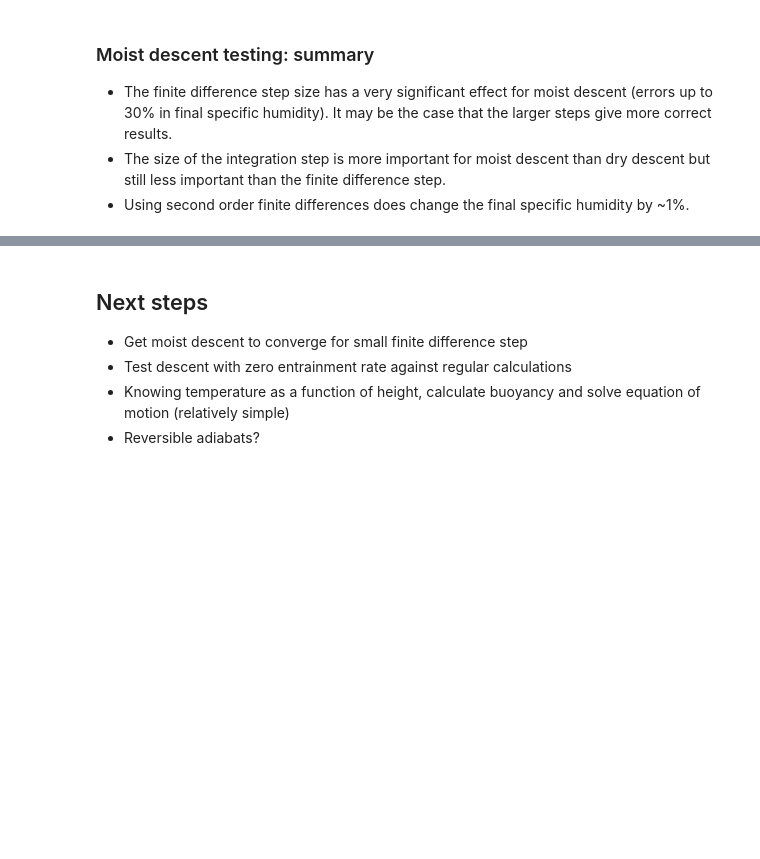
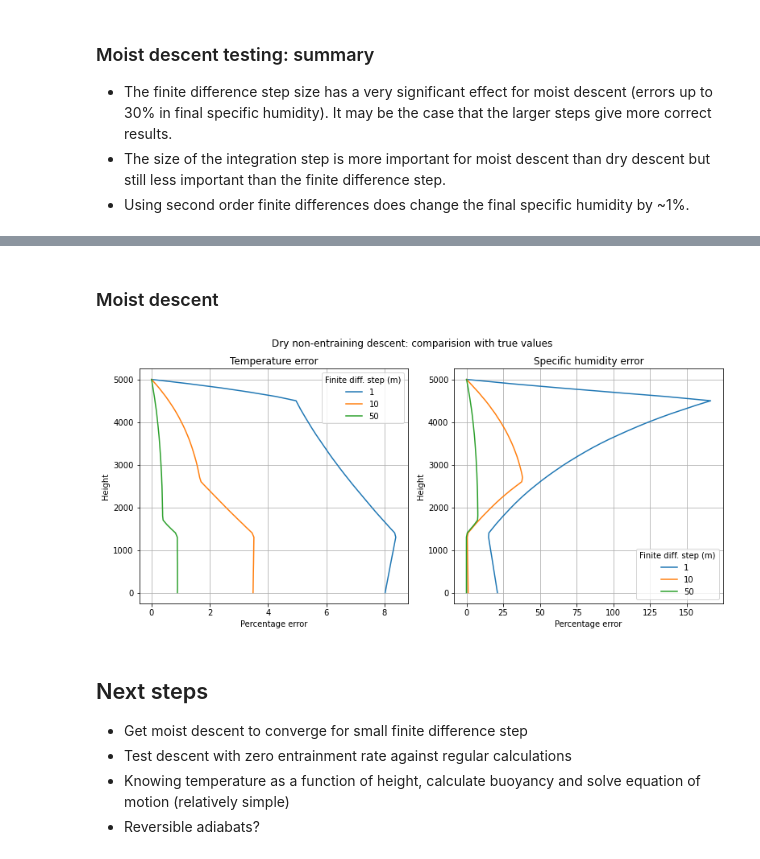
Before and after one commit to tschanzer/taste-of-research-21T3, a Jupyter notebook: notebooks/20210929_entrainment/20210929_entrainment.ipynb, the cells around one changed output, grey strips where cells are left out. Saved outputs shown, nothing was run; the diff lists cells and outputs as text; code cells hidden in the pictures; blank space fills up the shorter version.

```diff
--- a/notebooks/20210929_entrainment/20210929_entrainment.ipynb
+++ b/notebooks/20210929_entrainment/20210929_entrainment.ipynb
@@ -823,3 +879,54 @@ plt.show()
+# %% [markdown]
+### Moist descent
+# %%
+# expected values
+result = [
+    descend(p, t_initial, q_initial, 5e-3, pressure[0], improve=2)
+    for p in pressure]
+t_true = concatenate([x[0] for x in result])
+q_true = concatenate([x[1] for x in result])
+l_true = concatenate([x[2] for x in result])
+# %%
+# entrainment values
+t_entr1, q_entr1, l_entr1 = entrainment_profile(
+    height, t_initial, q_initial, 5e-3, 0/units.km, max_step=100,
+    dz=1*units.meter)
+t_entr10, q_entr10, l_entr10 = entrainment_profile(
+    height, t_initial, q_initial, 5e-3, 0/units.km, max_step=100,
+    dz=10*units.meter)
+t_entr50, q_entr50, l_entr50 = entrainment_profile(
+    height, t_initial, q_initial, 5e-3, 0/units.km, max_step=100,
+    dz=50*units.meter)
+# %%
+fig = plt.figure(figsize=(11,5))
+ax = fig.add_subplot(121)
+ax.plot((t_entr1 - t_true)/t_true*100, height, label='1')
+ax.plot((t_entr10 - t_true)/t_true*100, height, label='10')
+ax.plot((t_entr50 - t_true)/t_true*100, height, label='50')
+ax.set(
+    xlabel='Percentage error',
+    ylabel='Height',
+    title='Temperature error')
+ax.grid()
+lgd = ax.legend()
+lgd.set_title('Finite diff. step (m)')
+ax = fig.add_subplot(122)
+ax.plot((q_entr1 - q_true)/q_true*100, height, label='1')
+ax.plot((q_entr10 - q_true)/q_true*100, height, label='10')
+ax.plot((q_entr50 - q_true)/q_true*100, height, label='50')
+ax.set(
+    xlabel='Percentage error',
+    ylabel='Height',
+    title='Specific humidity error')
+ax.grid()
+lgd = ax.legend()
+lgd.set_title('Finite diff. step (m)')
+fig.tight_layout()
+fig.suptitle('Dry non-entraining descent: comparision with true values',
+             y=1.03)
+plt.show()
+# %% [output]
+[figure, added]
 # %% [markdown]
 ## Next steps
 
```
Also changed, not shown: parts of 14 cells of this notebook.
